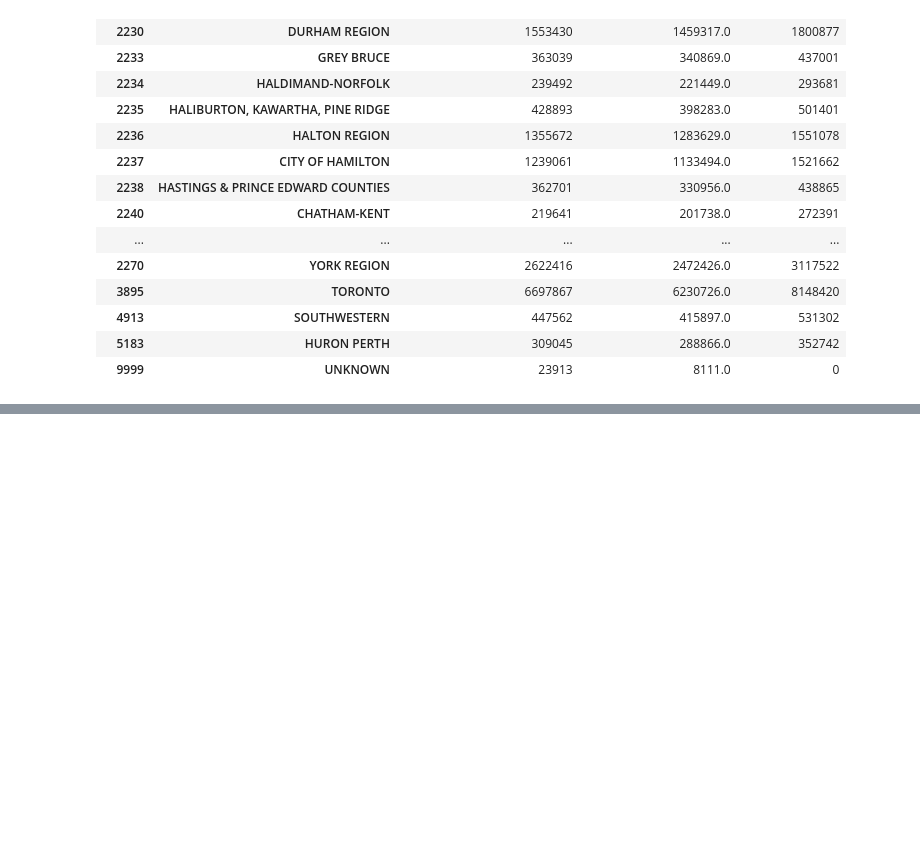
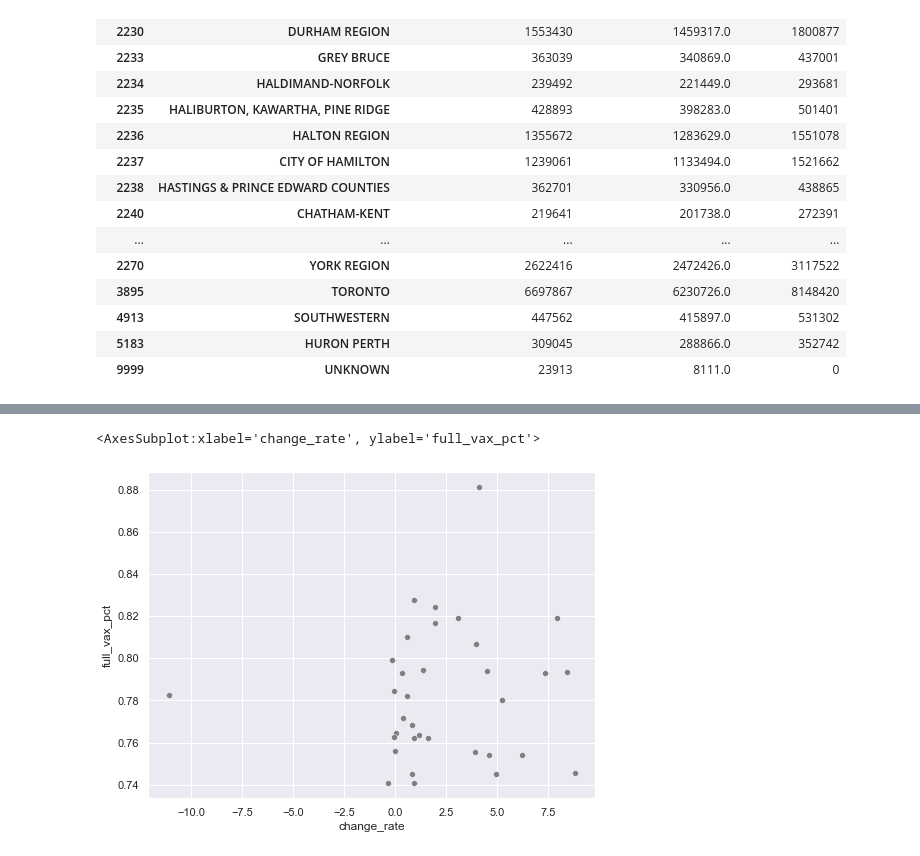
Before and after one commit to keqideng/data_analysis_portfolio_project, a Jupyter notebook: ontario_covid_analysis/ontario_covid_analysis.ipynb, the cells around one changed output, grey strips where cells are left out. Cells and saved outputs as stored; diff of their text form; code cells hidden in the pictures; blank space fills up the shorter version.

```diff
--- a/ontario_covid_analysis/ontario_covid_analysis.ipynb
+++ b/ontario_covid_analysis/ontario_covid_analysis.ipynb
@@ -424,0 +447,3 @@ on_vaxx_piv
+# %%
+phu_change_rate_df.reset_index(inplace=True)
+phu_change_rate_df.drop(labels=27,inplace=True)
@@ -424,0 +457,7 @@ on_vaxx_piv
+# %%
+#join two tables
+phu_vax_n_chg = phu_change_rate_df.copy()
+phu_vax_n_chg['PHU name'] = on_vaxx_piv['PHU name']
+phu_vax_n_chg['one_dose_pct'] = on_vaxx_piv['one_dose_pect']
+phu_vax_n_chg['full_vax_pct'] = on_vaxx_piv['full_vaxx_pect']
+phu_vax_n_chg
@@ -424,0 +482,11 @@ on_vaxx_piv
+# %%
+'''
+plot seaborn.scatterplot between vaccination rate
+and recent daily positive case change rate
+'''
+
+plt.figure(figsize=(8,6))
+sns.scatterplot(data=phu_vax_n_chg, x='change_rate', y='full_vax_pct', markers='*', color='grey')
+# %% [output]
+<AxesSubplot:xlabel='change_rate', ylabel='full_vax_pct'>
+[figure, added]
```
Also changed, not shown: parts of 14 cells of this notebook, 1 other file.
